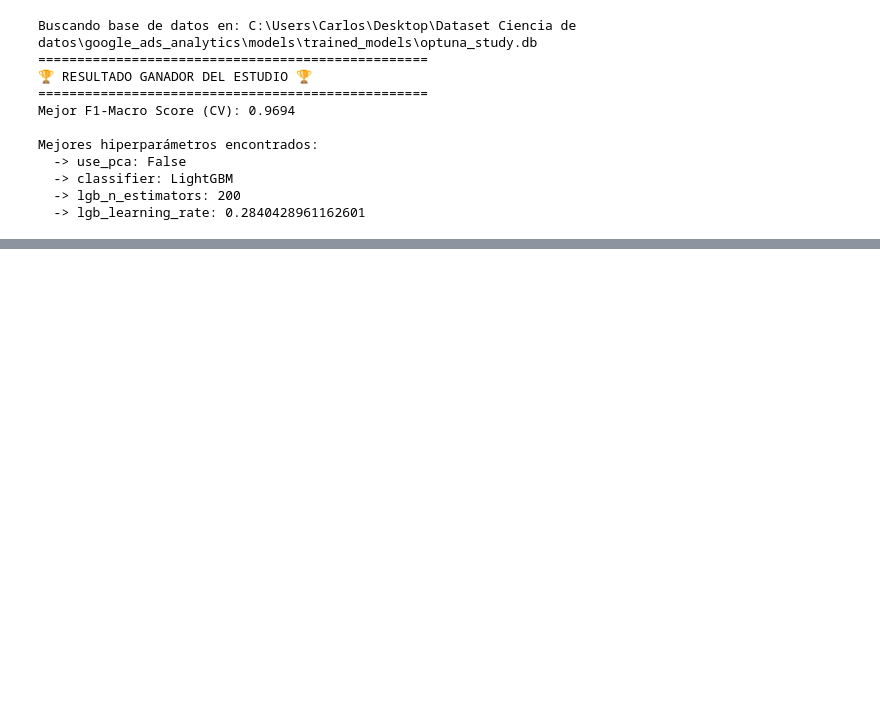
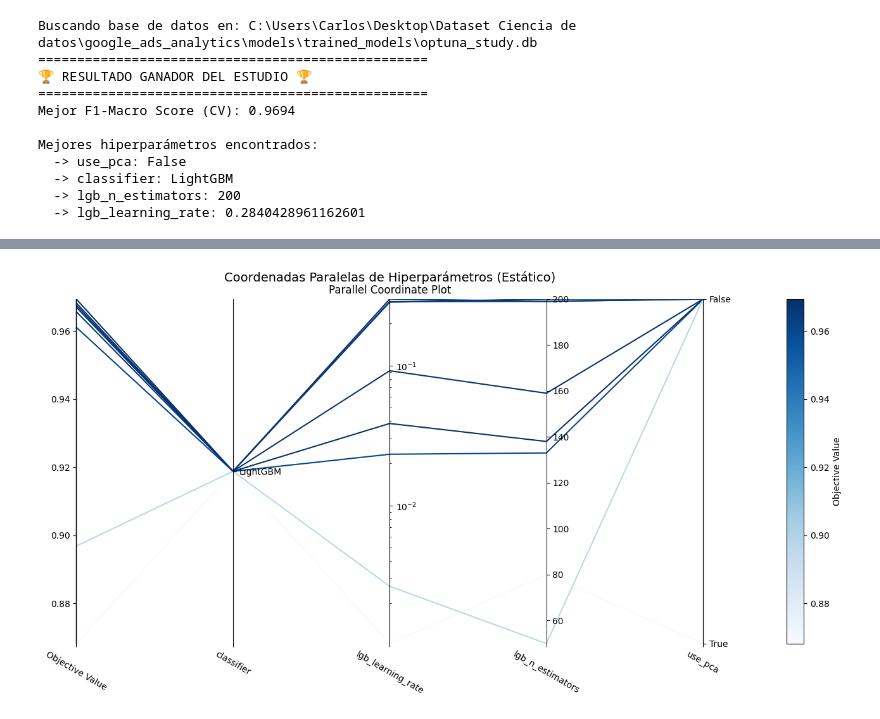
Before and after one commit to carlos31255/EV1_Google_Ads, a Jupyter notebook: notebooks/04_hyperparameter_optimization.ipynb, the cells around one changed output, grey strips where cells are left out. Saved outputs shown, nothing was run; the diff lists cells and outputs as text; code cells hidden in the pictures; blank space fills up the shorter version.

```diff
--- a/notebooks/04_hyperparameter_optimization.ipynb
+++ b/notebooks/04_hyperparameter_optimization.ipynb
@@ -82,23 +93,34 @@ Este gráfico es muy útil para ver visualmente las combinaciones que llevaron a
 # %%
 # Como probamos distintos algoritmos (SVM, Random Forest, etc.), no todos los intentos
 # tienen las mismas "perillas". Optuna deja el gráfico vacío porque no puede dibujar una
 # línea continua para un parámetro que no existe en todos los intentos.
 
 # Para arreglarlo, le diremos que grafique específicamente la relación del clasificador ganador:
 ganador = study.best_params['classifier']
 
 parametros_a_graficar = ['classifier', 'use_pca']
 
 if ganador == 'LogisticRegression':
     parametros_a_graficar.append('lr_C')
 elif ganador == 'RandomForest':
     parametros_a_graficar.extend(['rf_n_estimators', 'rf_max_depth'])
 elif ganador == 'SVM':
     parametros_a_graficar.extend(['svm_C', 'svm_kernel'])
 elif ganador == 'XGBoost':
     parametros_a_graficar.extend(['xgb_n_estimators', 'xgb_learning_rate'])
 elif ganador == 'LightGBM':
     parametros_a_graficar.extend(['lgb_n_estimators', 'lgb_learning_rate'])
 
 # Generamos el gráfico de coordenadas paralelas solo con las variables que coinciden
-plot_parallel_coordinate(study, params=parametros_a_graficar)
+from optuna.visualization.matplotlib import plot_parallel_coordinate as plot_parallel_matplotlib
+import matplotlib.pyplot as plt
+import warnings
+warnings.filterwarnings('ignore')
+
+plt.rcParams['figure.figsize'] = (14, 7)
+ax = plot_parallel_matplotlib(study, params=parametros_a_graficar)
+plt.title('Coordenadas Paralelas de Hiperparámetros (Estático)', fontsize=14, pad=20)
+plt.tight_layout()
+plt.show()
+# %% [output]
+[figure, added]
```
Also changed, not shown: parts of 8 cells of this notebook, 1 other file.
